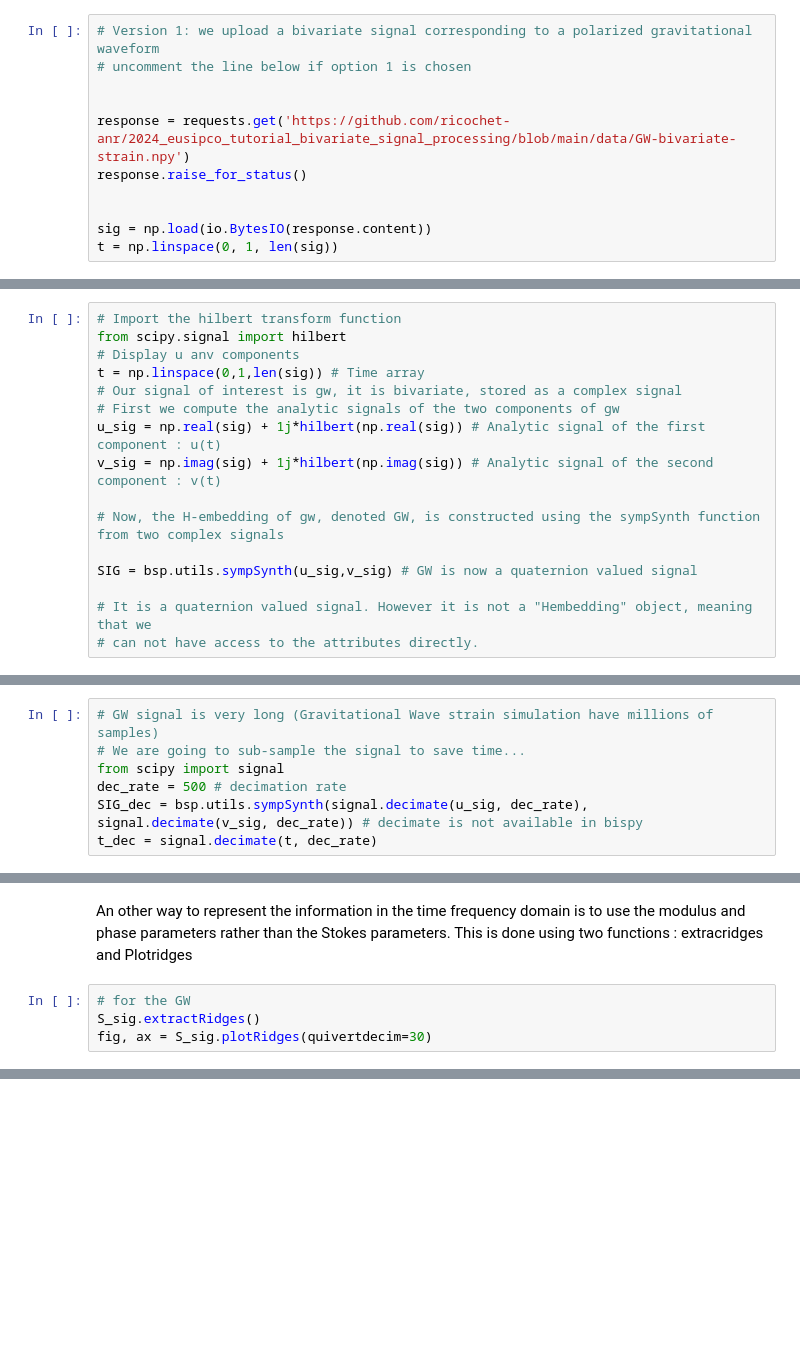
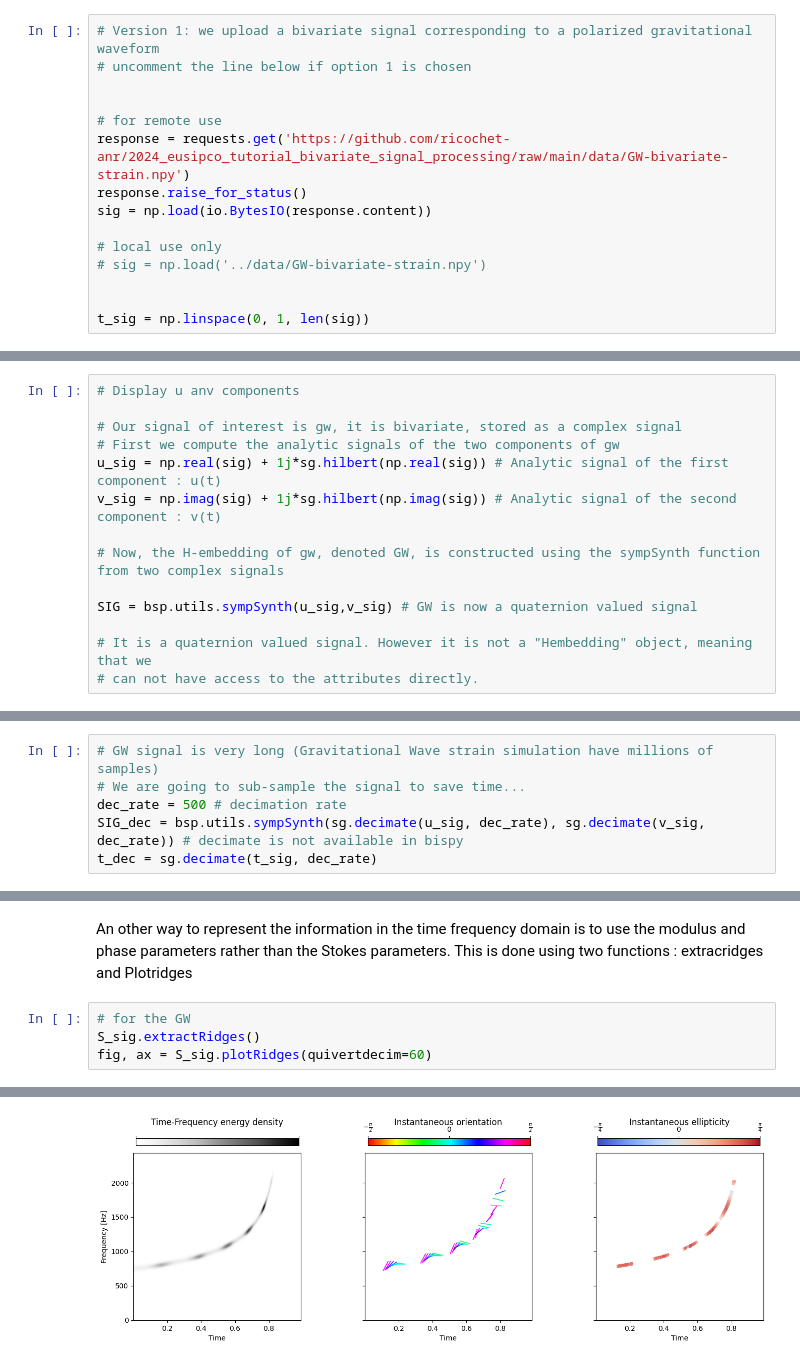
Before and after one commit to ricochet-anr/2024_eusipco_tutorial_bivariate_signal_processing, a Jupyter notebook: notebooks/III_timefrequency_analysis.ipynb, the cells around one changed output, grey strips where cells are left out. Cells and saved outputs as stored; diff of their text form; blank space fills up the shorter version.

```diff
--- a/notebooks/III_timefrequency_analysis.ipynb
+++ b/notebooks/III_timefrequency_analysis.ipynb
@@ -70,9 +70,13 @@ As a first example, we are going to load and analyze a bivariate signal
 # uncomment the line below if option 1 is chosen
 
 
-response = requests.get('https://github.com/ricochet-anr/2024_eusipco_tutorial_bivariate_signal_processing/blob/main/data/GW-bivariate-strain.npy')
+# for remote use
+response = requests.get('https://github.com/ricochet-anr/2024_eusipco_tutorial_bivariate_signal_processing/raw/main/data/GW-bivariate-strain.npy')
 response.raise_for_status()
+sig = np.load(io.BytesIO(response.content))
+
+# local use only
+# sig = np.load('../data/GW-bivariate-strain.npy')
 
 
-sig = np.load(io.BytesIO(response.content))
-t = np.linspace(0, 1, len(sig))
+t_sig = np.linspace(0, 1, len(sig))
@@ -135,14 +137,12 @@ ax[3].plot(t,np.unwrap(Hemb_sig.phi));ax[3].title.set_text(r'$\phi(t)$')
 
 we can compute the ℍ embedding of the signal "by hand".
 # %%
-# Import the hilbert transform function
-from scipy.signal import hilbert
 # Display u anv components
-t = np.linspace(0,1,len(sig)) # Time array
+
 # Our signal of interest is gw, it is bivariate, stored as a complex signal
 # First we compute the analytic signals of the two components of gw
-u_sig = np.real(sig) + 1j*hilbert(np.real(sig)) # Analytic signal of the first component : u(t)
-v_sig = np.imag(sig) + 1j*hilbert(np.imag(sig)) # Analytic signal of the second component : v(t)
+u_sig = np.real(sig) + 1j*sg.hilbert(np.real(sig)) # Analytic signal of the first component : u(t)
+v_sig = np.imag(sig) + 1j*sg.hilbert(np.imag(sig)) # Analytic signal of the second component : v(t)
 
 # Now, the H-embedding of gw, denoted GW, is constructed using the sympSynth function from two complex signals
 
@@ -256,7 +256,6 @@ We now turn to the time frequency representation of a bivariate signal using the
 # %%
 # GW signal is very long (Gravitational Wave strain simulation have millions of samples)
 # We are going to sub-sample the signal to save time...
-from scipy import signal
 dec_rate = 500 # decimation rate
-SIG_dec = bsp.utils.sympSynth(signal.decimate(u_sig, dec_rate), signal.decimate(v_sig, dec_rate)) # decimate is not available in bispy
-t_dec = signal.decimate(t, dec_rate)
+SIG_dec = bsp.utils.sympSynth(sg.decimate(u_sig, dec_rate), sg.decimate(v_sig, dec_rate)) # decimate is not available in bispy
+t_dec = sg.decimate(t_sig, dec_rate)
@@ -286,4 +290,5 @@ This is done using two functions : extracridges and Plotridges
 # %%
 # for the GW
 S_sig.extractRidges()
-fig, ax = S_sig.plotRidges(quivertdecim=30)
+fig, ax = S_sig.plotRidges(quivertdecim=60)
+# %% [output]
@@ -290,3 +303,4 @@ fig, ax = S_sig.plotRidges(quivertdecim=30)
+[figure, added]
 # %%
 # for our signal x
 S_x.extractRidges()
```
Also changed, not shown: parts of 11 cells of this notebook.
